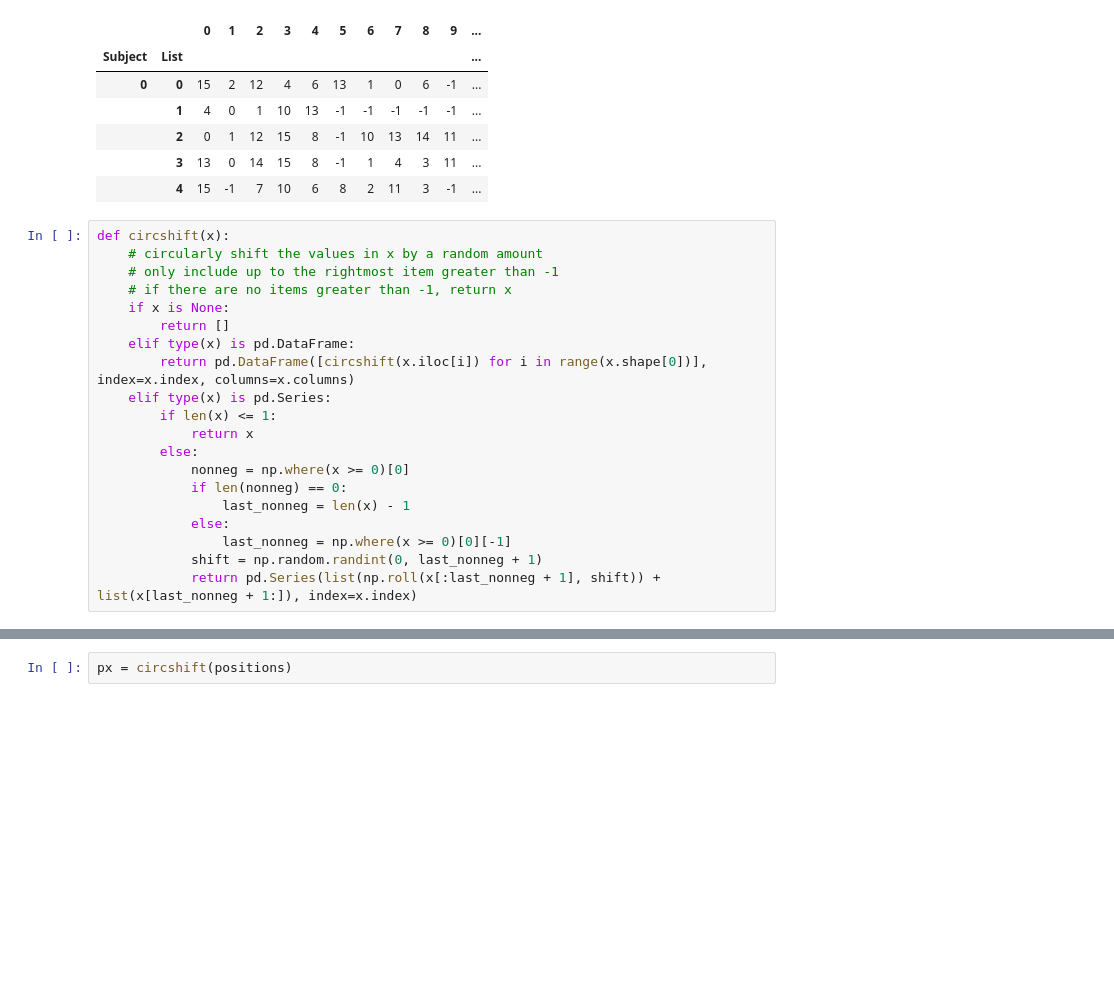
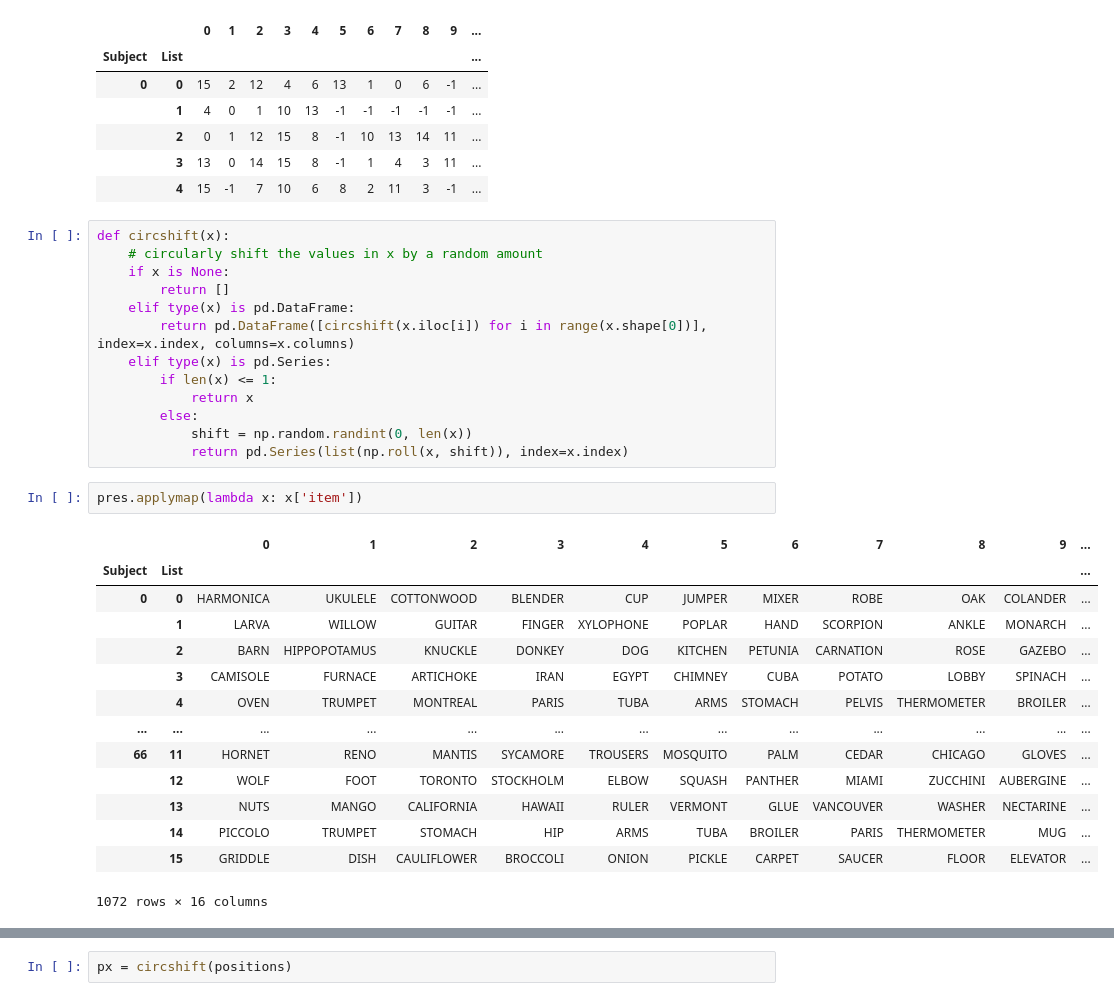
Before and after one commit to ContextLab/FRFR-analyses, a Jupyter notebook: code/create_figures.ipynb, the cells around one changed output, grey strips where cells are left out. Cells and saved outputs as stored; diff of their text form; blank space fills up the shorter version.

```diff
--- a/code/create_figures.ipynb
+++ b/code/create_figures.ipynb
@@ -119,8 +139,6 @@ positions.head()
 # %%
 def circshift(x):
     # circularly shift the values in x by a random amount
-    # only include up to the rightmost item greater than -1
-    # if there are no items greater than -1, return x
     if x is None:
         return []
     elif type(x) is pd.DataFrame:
@@ -129,10 +147,22 @@ def circshift(x):
         if len(x) <= 1:
             return x
         else:
-            nonneg = np.where(x >= 0)[0]
-            if len(nonneg) == 0:
-                last_nonneg = len(x) - 1
-            else:
-                last_nonneg = np.where(x >= 0)[0][-1]
-            shift = np.random.randint(0, last_nonneg + 1)
-            return pd.Series(list(np.roll(x[:last_nonneg + 1], shift)) + list(x[last_nonneg + 1:]), index=x.index)
+            shift = np.random.randint(0, len(x))
+            return pd.Series(list(np.roll(x, shift)), index=x.index)
+# %%
+pres.applymap(lambda x: x['item'])
+# %% [output]
+|  |  | 0 | 1 | 2 | 3 | 4 | 5 | 6 | 7 | 8 | 9 | ... |
+| Subject | List |  |  |  |  |  |  |  |  |  |  | ... |
+| 0 | 0 | HARMONICA | UKULELE | COTTONWOOD | BLENDER | CUP | JUMPER | MIXER | ROBE | OAK | COLANDER | ... |
+|  | 1 | LARVA | WILLOW | GUITAR | FINGER | XYLOPHONE | POPLAR | HAND | SCORPION | ANKLE | MONARCH | ... |
+|  | 2 | BARN | HIPPOPOTAMUS | KNUCKLE | DONKEY | DOG | KITCHEN | PETUNIA | CARNATION | ROSE | GAZEBO | ... |
+|  | 3 | CAMISOLE | FURNACE | ARTICHOKE | IRAN | EGYPT | CHIMNEY | CUBA | POTATO | LOBBY | SPINACH | ... |
+|  | 4 | OVEN | TRUMPET | MONTREAL | PARIS | TUBA | ARMS | STOMACH | PELVIS | THERMOMETER | BROILER | ... |
+| ... | ... | ... | ... | ... | ... | ... | ... | ... | ... | ... | ... | ... |
+| 66 | 11 | HORNET | RENO | MANTIS | SYCAMORE | TROUSERS | MOSQUITO | PALM | CEDAR | CHICAGO | GLOVES | ... |
+|  | 12 | WOLF | FOOT | TORONTO | STOCKHOLM | ELBOW | SQUASH | PANTHER | MIAMI | ZUCCHINI | AUBERGINE | ... |
+|  | 13 | NUTS | MANGO | CALIFORNIA | HAWAII | RULER | VERMONT | GLUE | VANCOUVER | WASHER | NECTARINE | ... |
+|  | 14 | PICCOLO | TRUMPET | STOMACH | HIP | ARMS | TUBA | BROILER | PARIS | THERMOMETER | MUG | ... |
+|  | 15 | GRIDDLE | DISH | CAULIFLOWER | BROCCOLI | ONION | PICKLE | CARPET | SAUCER | FLOOR | ELEVATOR | ... |
+1072 rows × 16 columns
```
Also changed, not shown: parts of 22 cells of this notebook.
